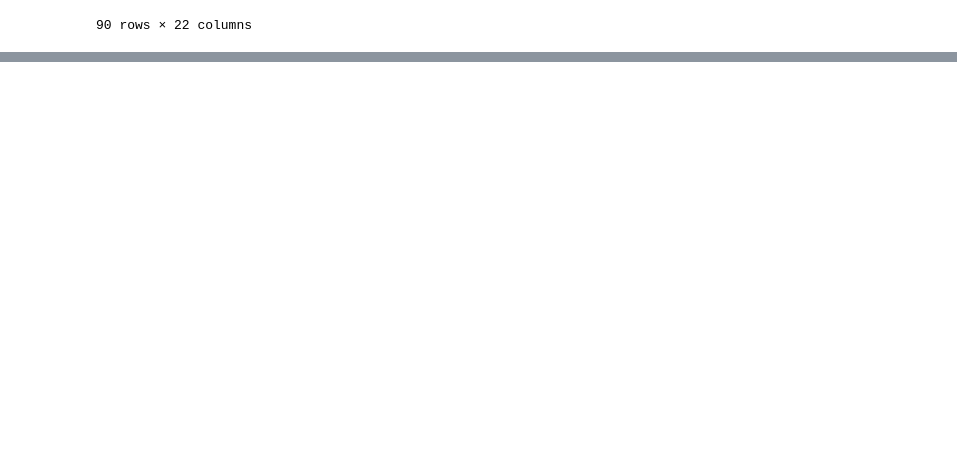
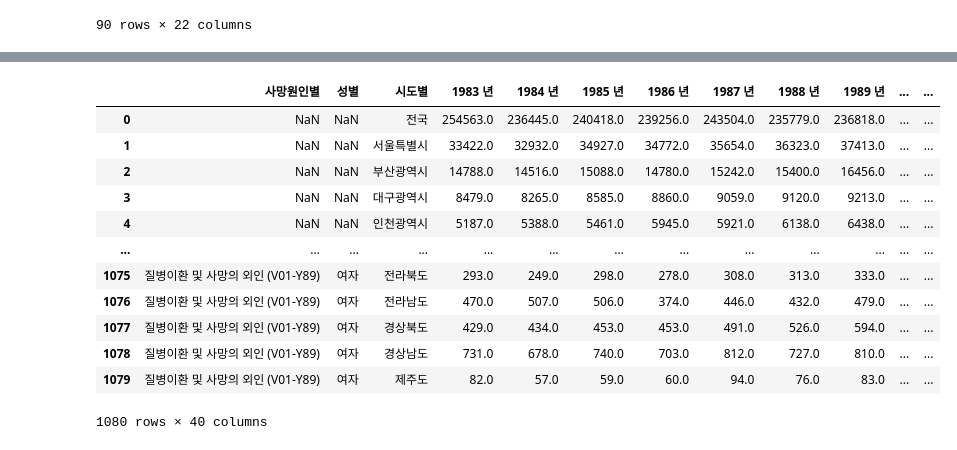
Before and after one commit to bapadapa/IITP_Project, a Jupyter notebook: Data/HospitalPublicData/SH_DataCleansing.ipynb, the cells around one changed output, grey strips where cells are left out. Cells and saved outputs as stored; diff of their text form; code cells hidden in the pictures; blank space fills up the shorter version.

Commit message:
사망자수 칼럼 맞추는중

```diff
--- a/Data/HospitalPublicData/SH_DataCleansing.ipynb
+++ b/Data/HospitalPublicData/SH_DataCleansing.ipynb
@@ -138,0 +162,65 @@ InvalidIndexError: Reindexing only valid with uniquely valued Index objects
+# %%
+# 사망자수!
+path = './사망자수/'
+fileName = '사망원인_성_시도별_사망자수_1983_2019.csv'
+df =  pd.read_csv(path+fileName,encoding='utf-8-sig')
+
+df = df.drop(['항목'],axis = 1)
+df = df.drop(['단위'],axis = 1)
+# df = df[(df.성별 != '계')]
+df = df[df != '계']
+df
+
+# #csv파일에 있는 연도들 추출
+# year= df.columns
+
+# #데이터에 있는 연도들
+# years = pd.DataFrame(year[(~year.str.contains('\.'))]).drop(0)
+
+# # 순서에 맞는 도시명 추출
+# city=df.filter(regex='시도').drop(df.index[0])
+# city.iloc[0] = '전국'
+
+# flag = True
+
+# #빈 데이터프레임 생성
+# postDf = pd.DataFrame
+
+
+# for year in pd.DataFrame(year[(~year.str.contains('\.'))]).drop(0)[0]:
+#     temp = df.filter(regex= year)
+#     temp['year'] = year
+#     temp['year'][0] = '연도'
+#     temp.columns = temp.iloc[0]
+#     # temp = temp.drop(temp.index[0:2])
+#     temp['시도'] = city
+#     # postDf = temp
+#     # print(temp)
+#     if flag:
+#         postDf =temp.copy()
+#         flag = False
+#     else :
+#         postDf = postDf.append(temp)
+
+# # postDf = postDf.drop(['합계'] ,axis =1)
+# postDf = postDf[postDf.columns[-3:].to_list()+postDf.columns[:-3].to_list()]
+# # 사유를 조금 더 알아봐야겠지만, 인덱스로 추정되는 칼럼(위에서 지운것 같지만) 안 지워져있음.
+# postDf = postDf.drop(postDf.index[0])
+# # nan 값은 0으로 치환
+# postDf = postDf.fillna(0)
+# postDf.to_csv(path + 'Post_'+fileName, encoding='utf-8-sig', index=False)
+# postDf
+# %% [output]
+|  | 사망원인별 | 성별 | 시도별 | 1983 년 | 1984 년 | 1985 년 | 1986 년 | 1987 년 | 1988 년 | 1989 년 | ... | ... |
+| 0 | NaN | NaN | 전국 | 254563.0 | 236445.0 | 240418.0 | 239256.0 | 243504.0 | 235779.0 | 236818.0 | ... | ... |
+| 1 | NaN | NaN | 서울특별시 | 33422.0 | 32932.0 | 34927.0 | 34772.0 | 35654.0 | 36323.0 | 37413.0 | ... | ... |
+| 2 | NaN | NaN | 부산광역시 | 14788.0 | 14516.0 | 15088.0 | 14780.0 | 15242.0 | 15400.0 | 16456.0 | ... | ... |
+| 3 | NaN | NaN | 대구광역시 | 8479.0 | 8265.0 | 8585.0 | 8860.0 | 9059.0 | 9120.0 | 9213.0 | ... | ... |
+| 4 | NaN | NaN | 인천광역시 | 5187.0 | 5388.0 | 5461.0 | 5945.0 | 5921.0 | 6138.0 | 6438.0 | ... | ... |
+| ... | ... | ... | ... | ... | ... | ... | ... | ... | ... | ... | ... | ... |
+| 1075 | 질병이환 및 사망의 외인 (V01-Y89) | 여자 | 전라북도 | 293.0 | 249.0 | 298.0 | 278.0 | 308.0 | 313.0 | 333.0 | ... | ... |
+| 1076 | 질병이환 및 사망의 외인 (V01-Y89) | 여자 | 전라남도 | 470.0 | 507.0 | 506.0 | 374.0 | 446.0 | 432.0 | 479.0 | ... | ... |
+| 1077 | 질병이환 및 사망의 외인 (V01-Y89) | 여자 | 경상북도 | 429.0 | 434.0 | 453.0 | 453.0 | 491.0 | 526.0 | 594.0 | ... | ... |
+| 1078 | 질병이환 및 사망의 외인 (V01-Y89) | 여자 | 경상남도 | 731.0 | 678.0 | 740.0 | 703.0 | 812.0 | 727.0 | 810.0 | ... | ... |
+| 1079 | 질병이환 및 사망의 외인 (V01-Y89) | 여자 | 제주도 | 82.0 | 57.0 | 59.0 | 60.0 | 94.0 | 76.0 | 83.0 | ... | ... |
+1080 rows × 40 columns
```
Also changed, not shown: parts of 3 cells of this notebook, 1 other file.
